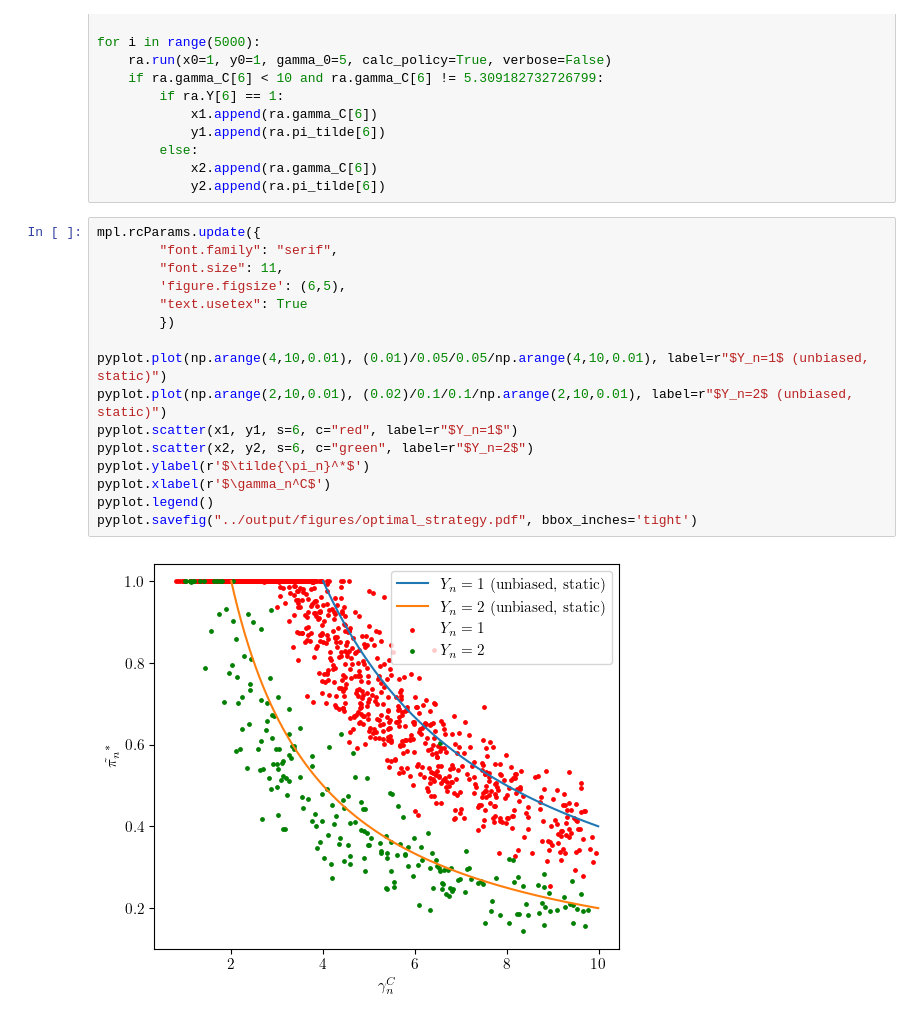
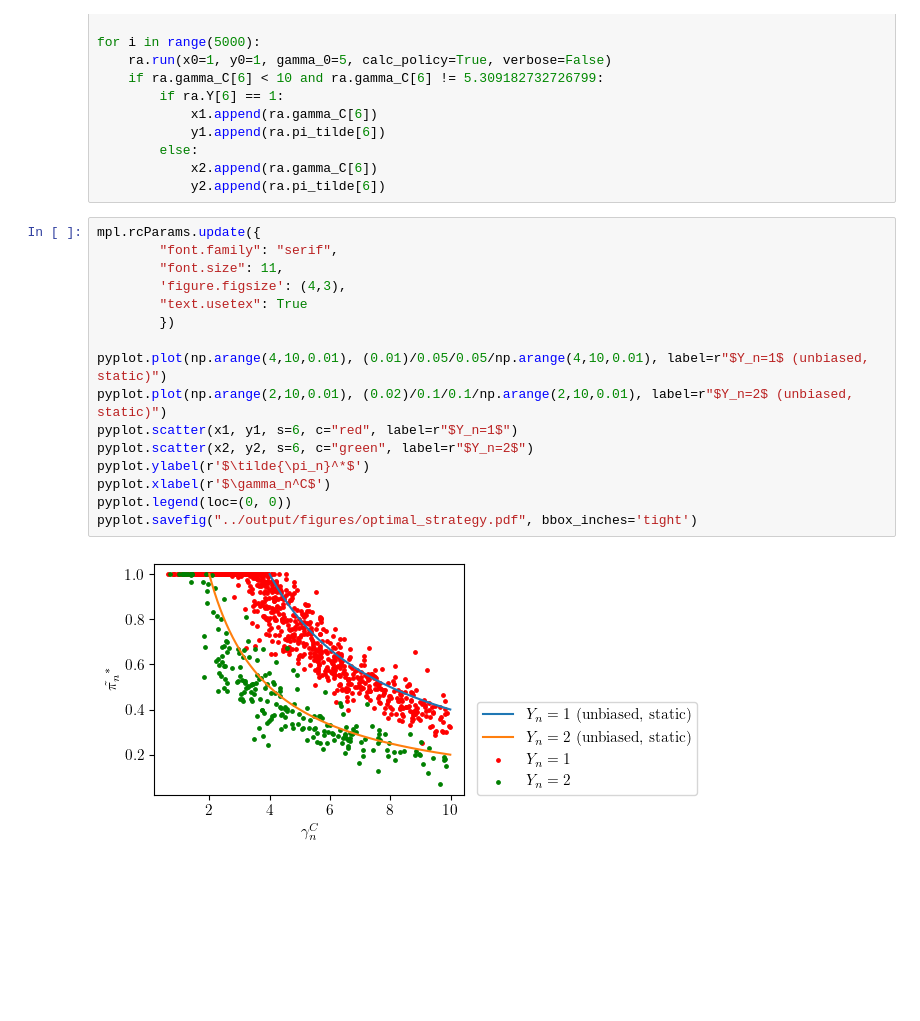
Before and after one commit to iamyiqiu/ra, a Jupyter notebook: notebooks/optimal_strategy.ipynb, the cells around one changed output. Cells and saved outputs as stored; diff of their text form; blank space fills up the shorter version.

Commit message:
Update figure format

```diff
--- a/notebooks/optimal_strategy.ipynb
+++ b/notebooks/optimal_strategy.ipynb
@@ -58,18 +60,18 @@ for i in range(5000):
 # %%
 mpl.rcParams.update({
         "font.family": "serif",
         "font.size": 11,
-        'figure.figsize': (6,5),
+        'figure.figsize': (4,3),
         "text.usetex": True
         })
 
 pyplot.plot(np.arange(4,10,0.01), (0.01)/0.05/0.05/np.arange(4,10,0.01), label=r"$Y_n=1$ (unbiased, static)")
 pyplot.plot(np.arange(2,10,0.01), (0.02)/0.1/0.1/np.arange(2,10,0.01), label=r"$Y_n=2$ (unbiased, static)")
 pyplot.scatter(x1, y1, s=6, c="red", label=r"$Y_n=1$")
 pyplot.scatter(x2, y2, s=6, c="green", label=r"$Y_n=2$")
 pyplot.ylabel(r'$\tilde{\pi_n}^*$')
 pyplot.xlabel(r'$\gamma_n^C$')
-pyplot.legend()
+pyplot.legend(loc=(0, 0))
 pyplot.savefig("../output/figures/optimal_strategy.pdf", bbox_inches='tight')
 # %% [output]
-[figure, old version]
+[figure, new version]
```
Also changed, not shown: parts of 1 cell of this notebook, 1 other file.
